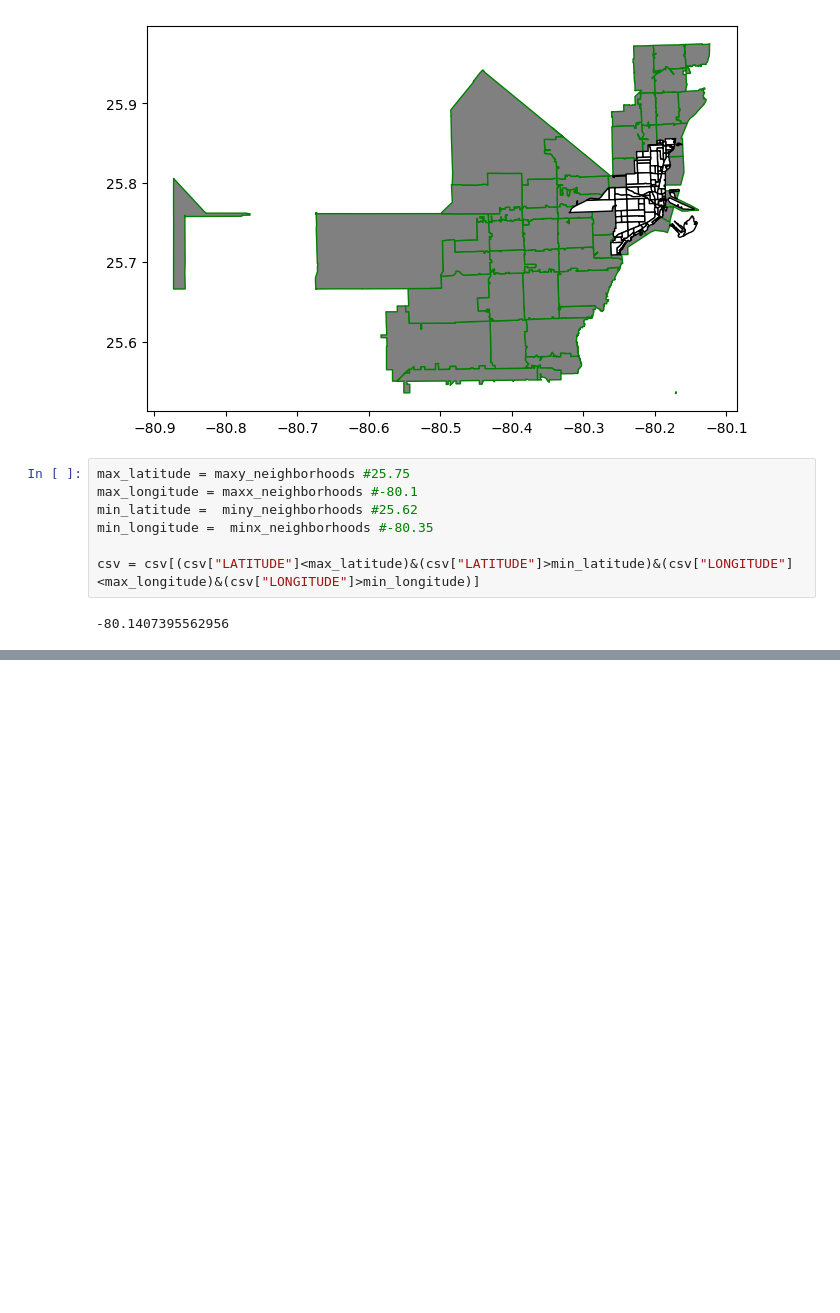
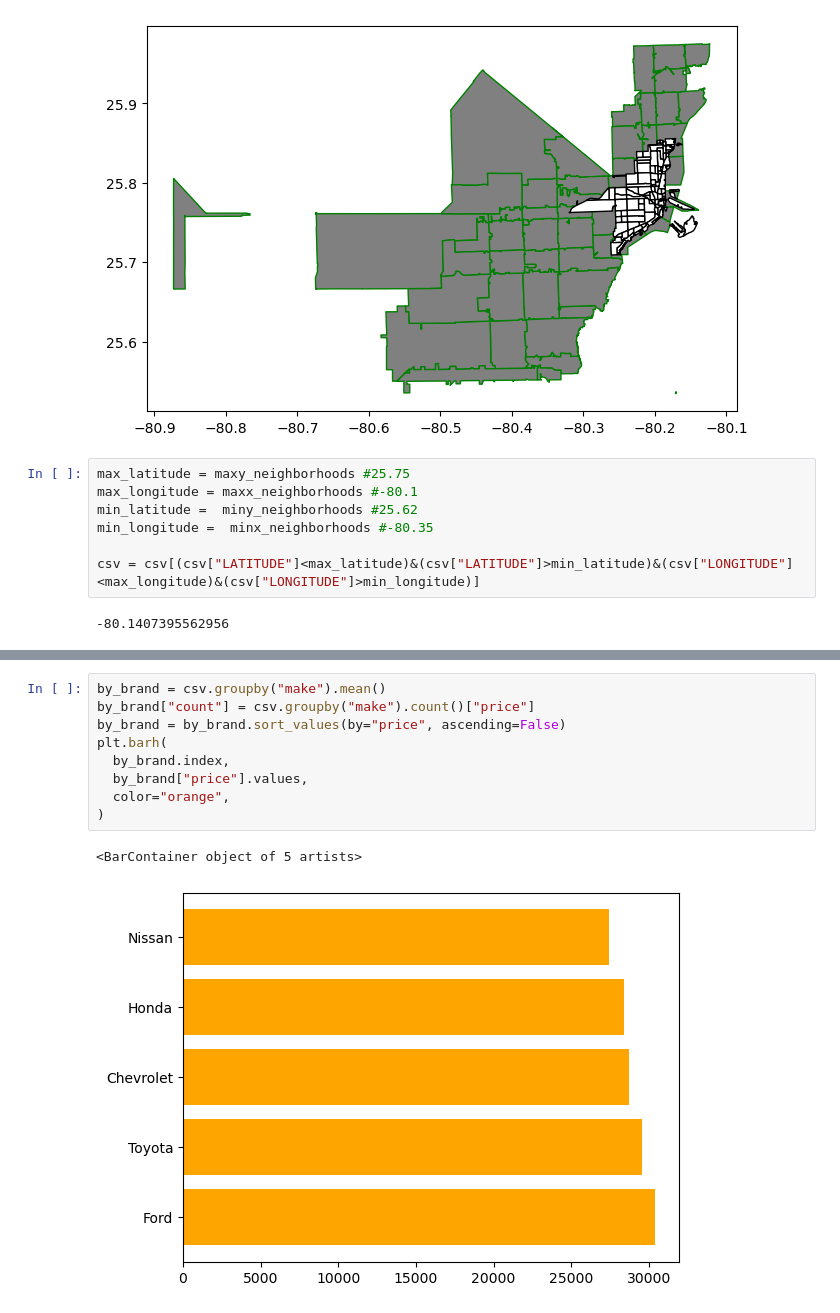
Before and after one commit to DeiviGT1/arc-is, a Jupyter notebook: hola copy.ipynb, the cells around one changed output, grey strips where cells are left out. Cells and saved outputs as stored; diff of their text form; blank space fills up the shorter version.

```diff
--- a/hola copy.ipynb
+++ b/hola copy.ipynb
@@ -87,0 +88,12 @@ by_state.sort_values(by="price", ascending=True)
+# %%
+by_brand = csv.groupby("make").mean()
+by_brand["count"] = csv.groupby("make").count()["price"]
+by_brand = by_brand.sort_values(by="price", ascending=False)
+plt.barh(
+  by_brand.index,
+  by_brand["price"].values,
+  color="orange",
+)
+# %% [output]
+<BarContainer object of 5 artists>
+[figure, added]
```
Also changed, not shown: parts of 1 cell of this notebook.
